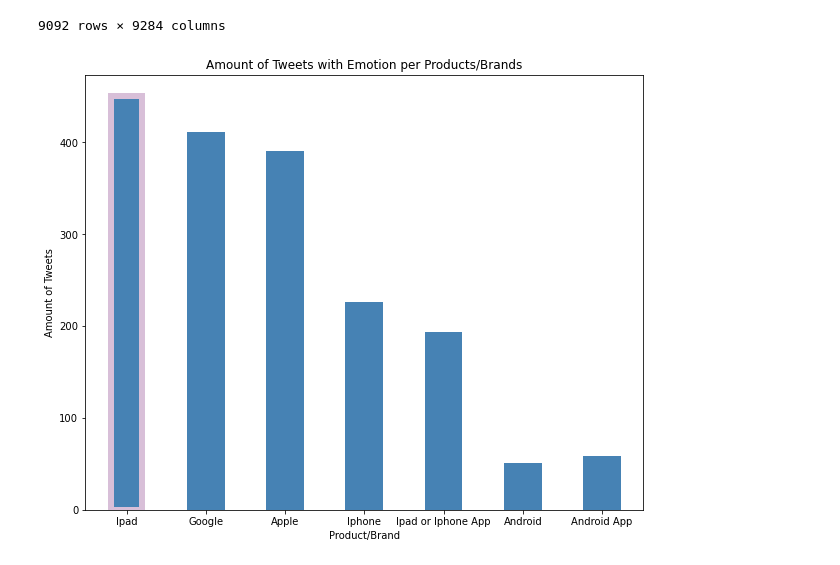
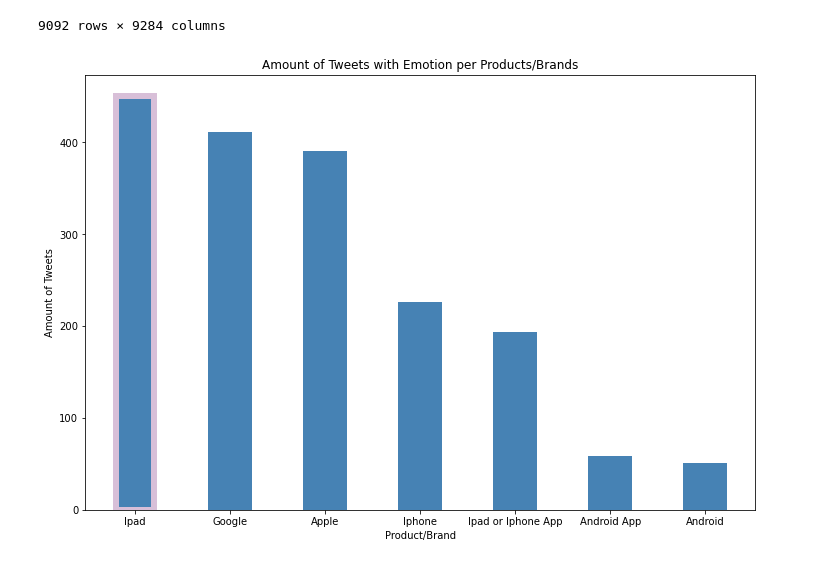
Before and after one commit to Jmanitou/Apple_Google_NLP, a Jupyter notebook: Apple_Google_NLP.ipynb, the cells around one changed output. Saved outputs shown, nothing was run; the diff lists cells and outputs as text; code cells hidden in the pictures.

```diff
--- a/Apple_Google_NLP.ipynb
+++ b/Apple_Google_NLP.ipynb
@@ -328,14 +358,14 @@ for key in list(neutral_wordcount.keys()):
         del neutral_wordcount[key]
 # %%
 #tracks amount of tweets per brand/product if it has emotion
-fig = plt.figure(figsize = (10, 8))
-plt.bar(["Ipad", "Google", "Apple", "Iphone", "Ipad or Iphone App", "Android", "Android App"],
-        [len(ipad), len(google), len(apple), len(iphone), len(apple_app), len(android), len(android_app)], color = ["steelblue"],
+fig = plt.figure(figsize = (12, 8))
+plt.bar(["Ipad", "Google", "Apple", "Iphone", "Ipad or Iphone App", "Android App", "Android"],
+        [len(ipad), len(google), len(apple), len(iphone), len(apple_app), len(android_app), len(android)], color = ["steelblue"],
         edgecolor = ["thistle", "steelblue", "steelblue", "steelblue", "steelblue", "steelblue", "steelblue"],
         linewidth = 6, width = 0.4)
 plt.title("Amount of Tweets with Emotion per Products/Brands")
 plt.xlabel("Product/Brand")
 plt.ylabel("Amount of Tweets")
 plt.show()
 # %% [output]
-[figure, old version]
+[figure, new version]
```
Also changed, not shown: parts of 11 cells of this notebook, 1 other file.
